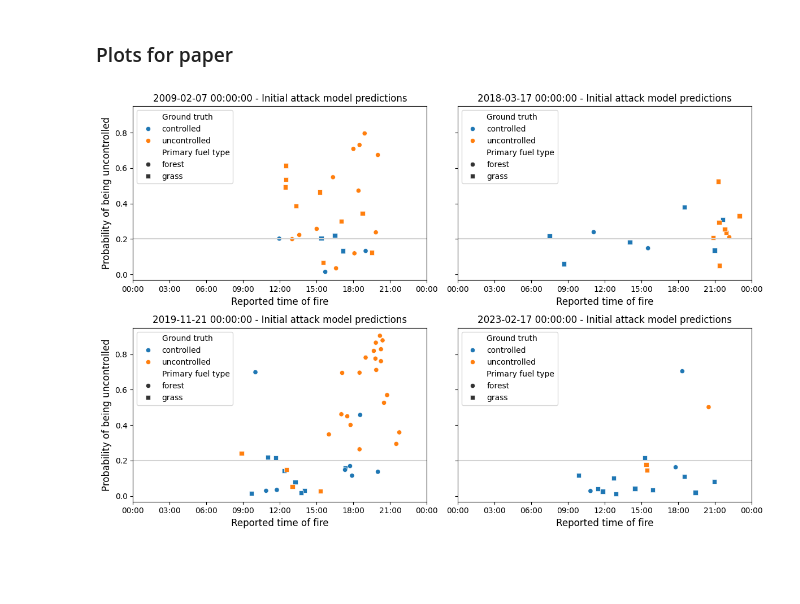
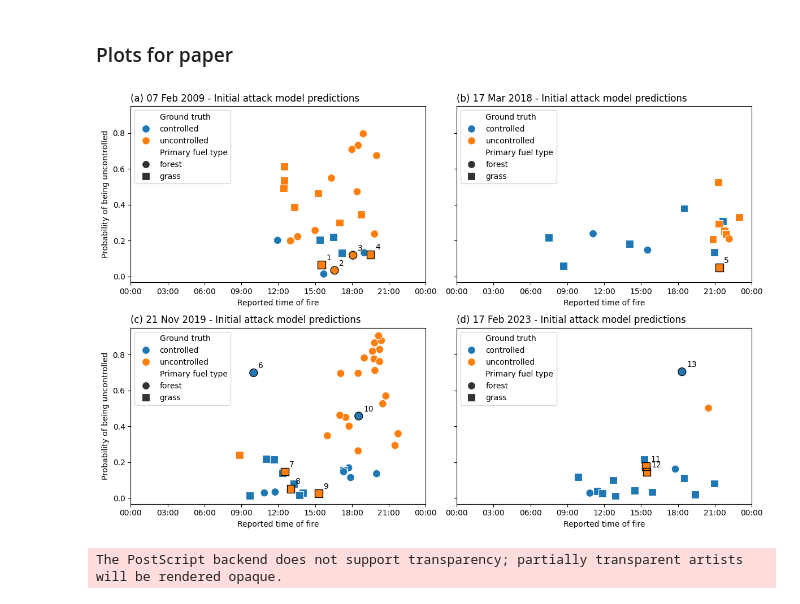
Before and after one commit to vic-ffm/vic-ia, a Jupyter notebook: code/case_studies.ipynb, the cells around one changed output. Cells and saved outputs as stored; diff of their text form; code cells hidden in the pictures; blank space fills up the shorter version.

Commit message:
Minor changes to case studies notebook

```diff
--- a/code/case_studies.ipynb
+++ b/code/case_studies.ipynb
@@ -154,28 +143,63 @@ for model in ['grass', 'forest']:
 test_data_combined['primary_fuel_type'] = test_data_combined['primary_fuel_type'].cat.remove_categories(['shrub', 'noveg'])
 # %% [markdown]
 ### Plots for paper
+# %%
+annotations = {
+    pd.Timestamp(dt(2009, 2, 7, 15, 32, 14)): '1',
+    pd.Timestamp(dt(2009, 2, 7, 16, 35, 0)): '2',
+    pd.Timestamp(dt(2009, 2, 7, 18, 5, 0)): '3',
+    pd.Timestamp(dt(2009, 2, 7, 19, 30, 0)): '4',
+    pd.Timestamp(dt(2018, 3, 17, 21, 21, 29)): '5',
+    pd.Timestamp(dt(2019, 11, 21, 10, 0, 0)): '6',
+    pd.Timestamp(dt(2019, 11, 21, 12, 32, 0)): '7',
+    pd.Timestamp(dt(2019, 11, 21, 13, 0, 59)): '8',
+    pd.Timestamp(dt(2019, 11, 21, 15, 18, 9)): '9',
+    pd.Timestamp(dt(2019, 11, 21, 18, 33, 0)): '10',
+    pd.Timestamp(dt(2023, 2, 17, 15, 23, 0)): '11',
+    pd.Timestamp(dt(2023, 2, 17, 15, 28, 1)): '12',
+    pd.Timestamp(dt(2023, 2, 17, 18, 19, 45)): '13',
+}
+
+test_data_combined['annotation'] = np.nan
+test_data_combined['annotation'] = test_data_combined['reported_time'].map(annotations)
 # %%
 # Days for case studies
 days = incidents["date"].dropna().unique()
 # Set up plot
-fig, axs = plt.subplots(2, 2, figsize=(12, 8), tight_layout=True, sharey=True)
+fig, axs = plt.subplot_mosaic([['(a)', '(b)'], ['(c)', '(d)']], figsize=(12, 8), tight_layout=True, sharey=True)
 date_ix=0
-for i in range(2):
-    for j in range(2):
-        day = days[date_ix]
-        date_ix = date_ix + 1
+for i in ['(a)', '(b)', '(c)', '(d)']:
+    day = days[date_ix]
+    date_ix = date_ix + 1
 
-        data=test_data_combined[test_data_combined['date']==day]
-        data = (data
-                .assign(**{'Ground truth': data['outcome'].map({1: 'uncontrolled', 0: 'controlled'}),
-                           'Primary fuel type': data['primary_fuel_type']})
-                .sort_values('outcome'))
-        axs[i,j].xaxis.set_major_formatter(DateFormatter("%H:%M"))
-        axs[i,j].title.set_text('{} - Initial attack model predictions'.format(day))
-        axs[i,j].set_xlim(dt.combine(day, dt(1990,1,1,0,0,0).time()), dt.combine(day+timedelta(days=1), dt(1990,1,1,0,0,0).time()))
-        sns.lineplot(x=[dt.combine(day, dt(1990,1,1,0,0,0).time()),dt.combine(day+timedelta(days=1), dt(1990,1,1,0,0,0).time())], y=[0.2,0.2], color='lightgrey', ax=axs[i,j])
-        sns.scatterplot(data = data, x='reported_time', y='outcome_p', style='Primary fuel type', markers=['o', 's'], hue='Ground truth', ax=axs[i,j])
-        axs[i,j].set_xlabel("Reported time of fire", fontsize=12)
-        axs[i,j].set_ylabel("Probability of being uncontrolled", fontsize=12)
+    data = test_data_combined[test_data_combined['date']==day]
+    data = (data
+            .assign(**{'Ground truth': data['outcome'].map({1: 'uncontrolled', 0: 'controlled'}),
+                        'Primary fuel type': data['primary_fuel_type']})
+            .sort_values('outcome'))
+    axs[i].xaxis.set_major_formatter(DateFormatter("%H:%M"))
+    axs[i].set_title('{} {} - Initial attack model predictions'.format(i, day.strftime('%d %b %Y')), loc='left')
+    axs[i].set_xlim(dt.combine(day, dt(1990,1,1,0,0,0).time()), dt.combine(day+timedelta(days=1), dt(1990,1,1,0,0,0).time()))
+
+    # Add points
+    sns.scatterplot(data = data, x='reported_time', y='outcome_p', style='Primary fuel type', markers=['o', 's'], hue='Ground truth', ax=axs[i], s=100)
+
+    # Add annotations
+    a_data = data[~(data['annotation'].isna())]
+    sns.scatterplot(data = a_data, x='reported_time', y='outcome_p', style='Primary fuel type',
+                    markers=['o', 's'], ax=axs[i], edgecolors='black', linewidth=1, legend=False, s=100, facecolors='none')
+    for xi, yi, text in zip(a_data['reported_time'], a_data['outcome_p'], a_data['annotation']):
+        axs[i].annotate(text,
+            xy=(xi, yi), xycoords='data',
+            xytext=(6, 6), textcoords='offset points')
+
+
+    axs[i].set_xlabel("Reported time of fire", fontsize=10)
+    axs[i].set_ylabel("Probability of being uncontrolled", fontsize=10)
 # %% [output]
-[figure, old version]
+[figure, new version]
+# %%
+fig.savefig('case_studies.png', format='png')
+fig.savefig('butlertartaglia.eps', format='eps')
+# %% [output]
+The PostScript backend does not support transparency; partially transparent artists will be rendered opaque.
```
Also changed, not shown: parts of 2 cells of this notebook, 1 other file.
